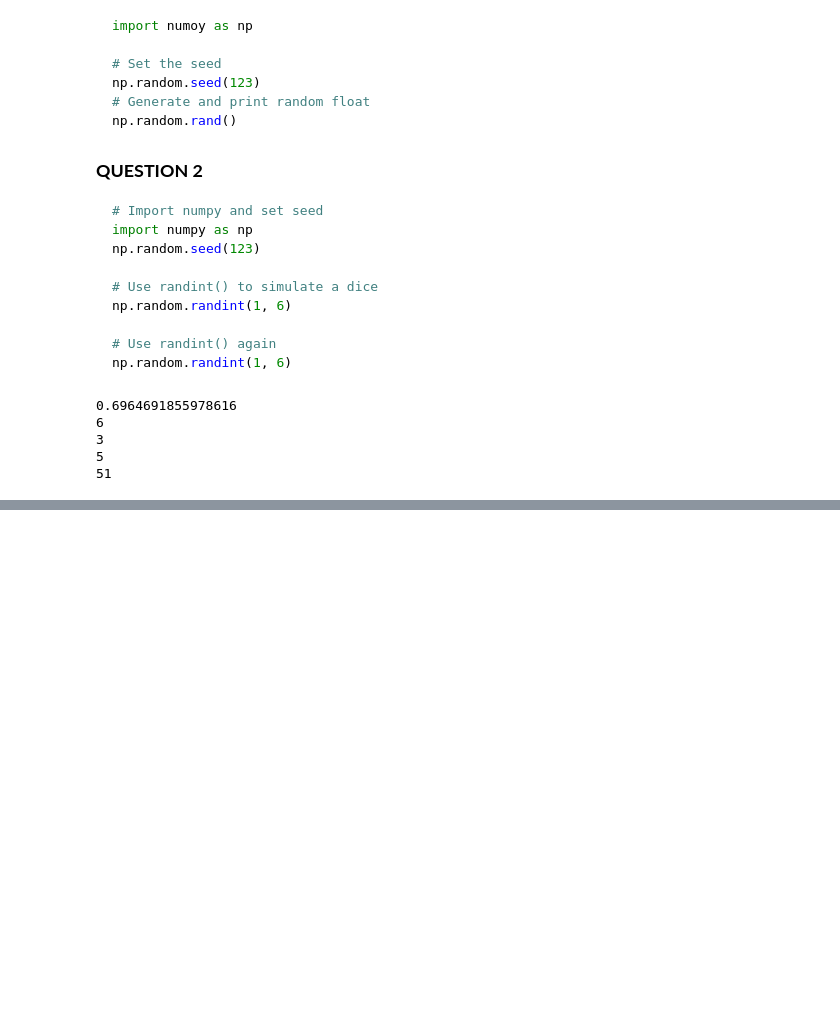
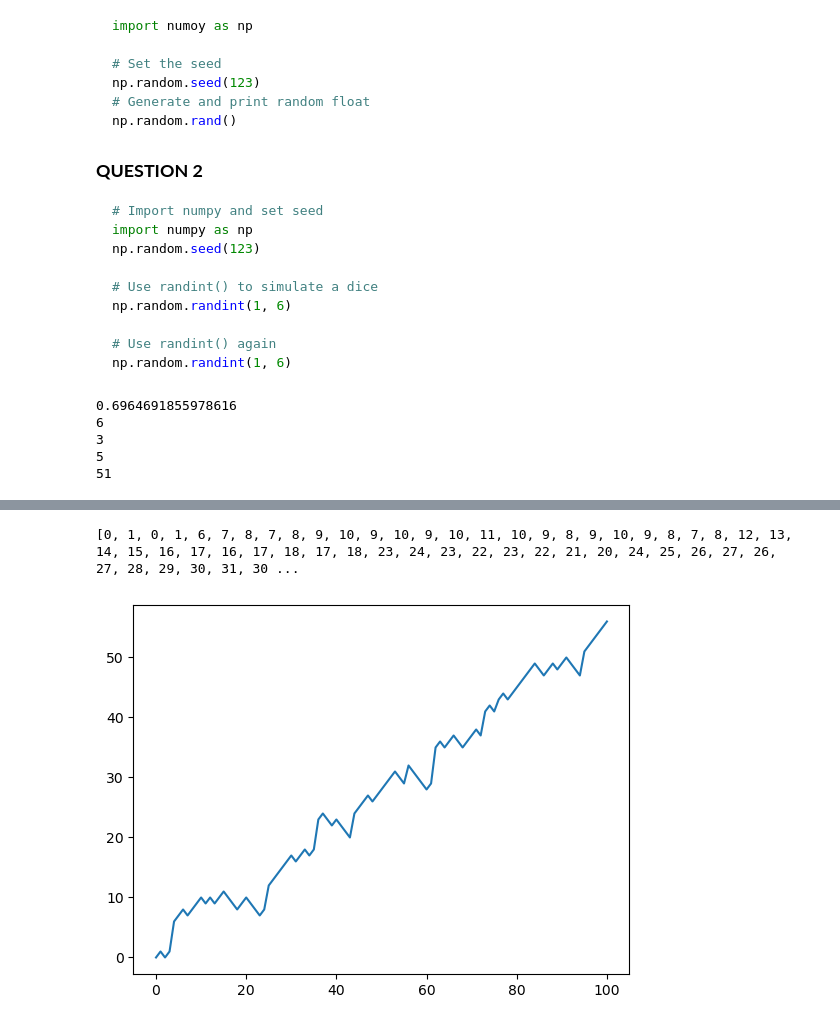
Before and after one commit to Binilyas/Associate-Data-Scientist-in-Python, a Jupyter notebook: INTRODUCTION TO PYTHON/Loop_data .ipynb, the cells around one changed output, grey strips where cells are left out. Drawn from its saved outputs; the diff is of its cells as text; code cells hidden in the pictures; blank space fills up the shorter version.

Commit message:
LOOPE_AND_RANDOM

```diff
--- a/INTRODUCTION TO PYTHON/Loop_data .ipynb
+++ b/INTRODUCTION TO PYTHON/Loop_data .ipynb
@@ -641,0 +725,28 @@ print(step)
+# %%
+# NumPy is imported, seed is set
+
+# Initialize random_walk
+random_walk = [0]
+
+for x in range(100) :
+    step = random_walk[-1]
+    dice = np.random.randint(1,7)
+
+    if dice <= 2:
+        # Replace below: use max to make sure step can't go below 0
+        step = max(0, step - 1)
+    elif dice <= 5:
+        step = step + 1
+    else:
+        step = step + np.random.randint(1,7)
+
+    random_walk.append(step)
+
+print(random_walk)
+
+import matplotlib.pyplot as plt
+plt.plot(random_walk)
+plt.show()
+# %% [output]
+[0, 1, 0, 1, 6, 7, 8, 7, 8, 9, 10, 9, 10, 9, 10, 11, 10, 9, 8, 9, 10, 9, 8, 7, 8, 12, 13, 14, 15, 16, 17, 16, 17, 18, 17, 18, 23, 24, 23, 22, 23, 22, 21, 20, 24, 25, 26, 27, 26, 27, 28, 29, 30, 31, 30 ...
+[figure, added]
```
Also changed, not shown: parts of 3 cells of this notebook.
